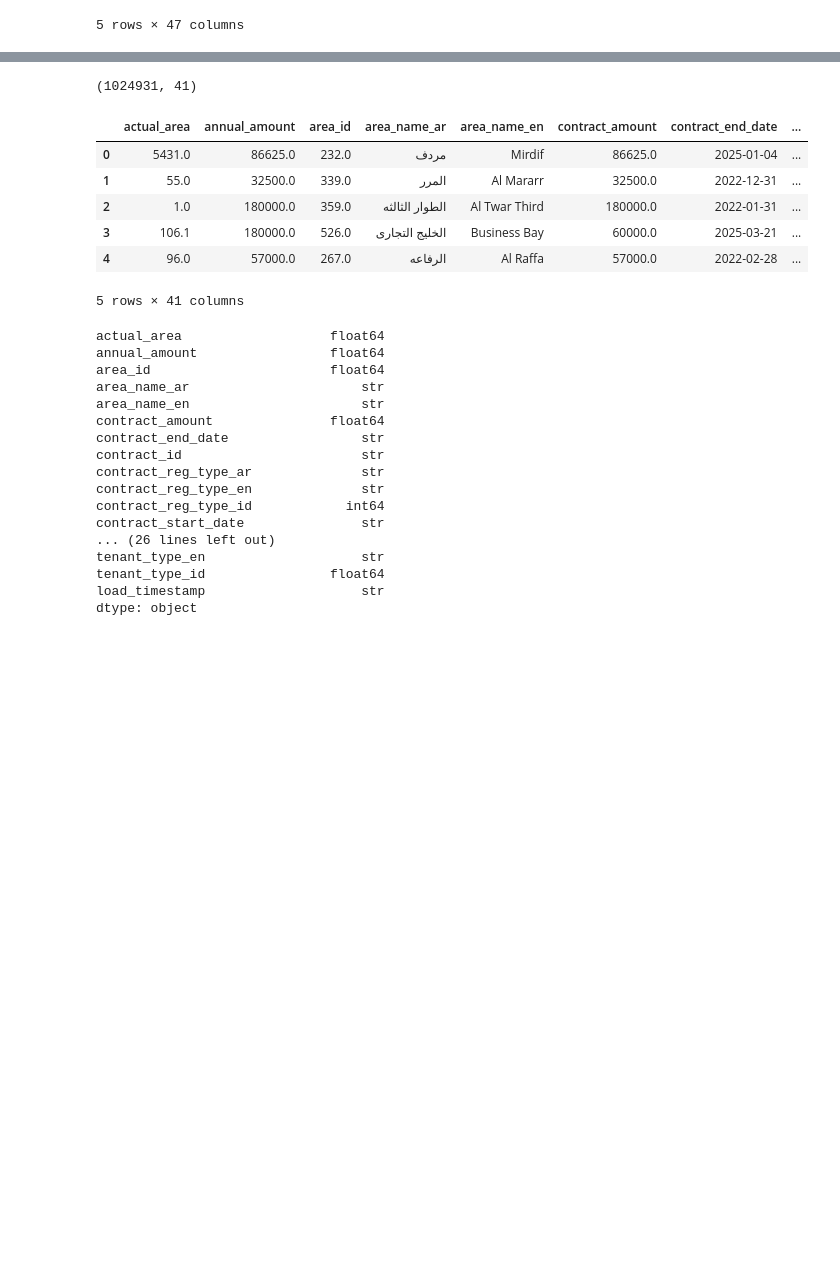
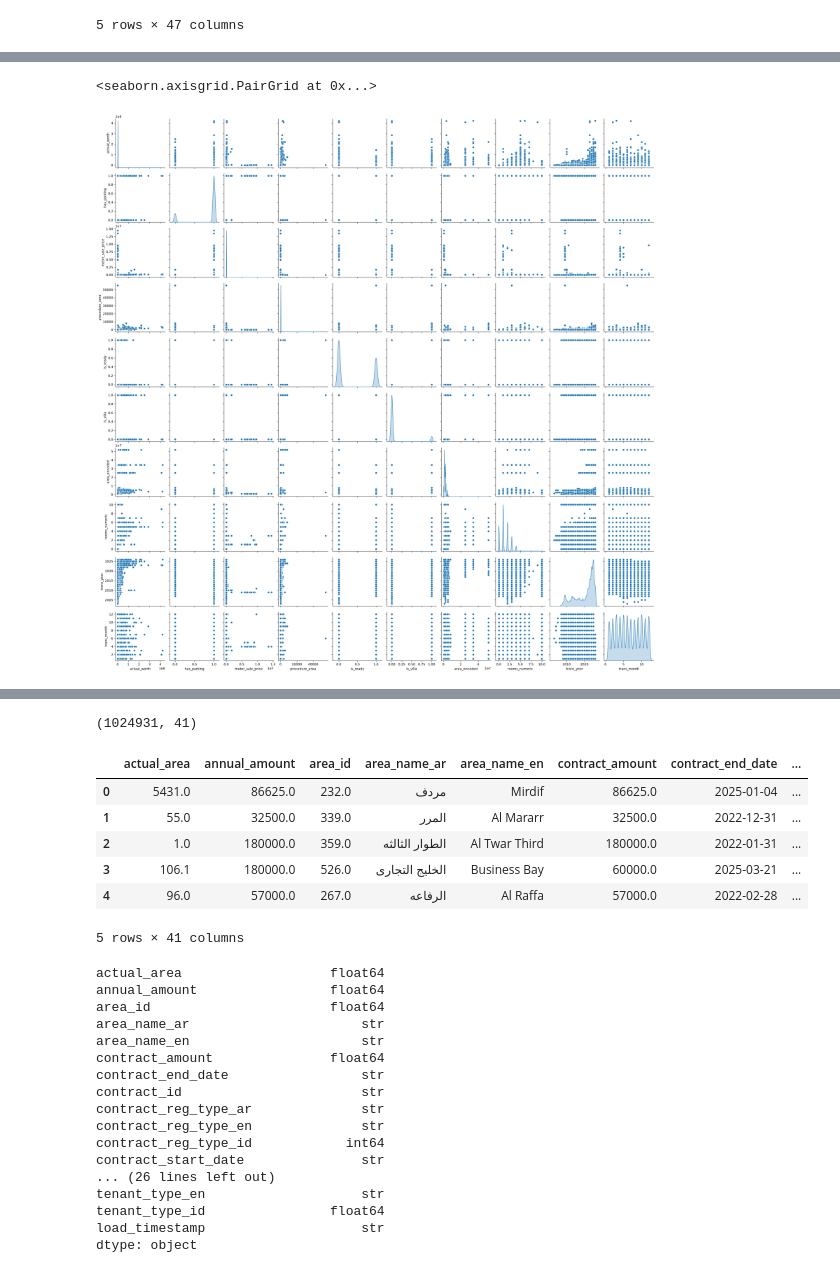
Before and after one commit to HariShanmugavelu/capstone-project, a Jupyter notebook: notebooks/DataAnalytics_Capstone.ipynb, the cells around one changed output, grey strips where cells are left out. Cells and saved outputs as stored; diff of their text form; code cells hidden in the pictures; blank space fills up the shorter version.

Commit message:
Jupyter notebook code for capstone project

```diff
--- a/notebooks/DataAnalytics_Capstone.ipynb
+++ b/notebooks/DataAnalytics_Capstone.ipynb
@@ -310,0 +1405,3 @@ Name: rent_value, Length: 100, dtype: float64
+# %%
+room_mapping = {'Studio': 0, '1 B/R': 1, '2 B/R': 2, '3 B/R': 3, '4 B/R': 4, '5 B/R': 5, '6 B/R': 6, '7 B/R': 7, '8 B/R': 8, '9 B/R': 9, 'PENTHOUSE': 10} # extend as needed
+capstone_onlyEnglish_cleaned['rooms_numeric'] = capstone_onlyEnglish_cleaned['rooms_en'].map(room_mapping)
@@ -310,0 +1435,2 @@ Name: rent_value, Length: 100, dtype: float64
+# %%
+capstone_onlyEnglish_cleaned = capstone_onlyEnglish_cleaned.drop(columns=['rooms_en'])
@@ -310,0 +1476,2 @@ Name: rent_value, Length: 100, dtype: float64
+# %%
+capstone_onlyEnglish_cleaned = capstone_onlyEnglish_cleaned.drop(columns=['procedure_id'])
@@ -310,0 +1491,6 @@ Name: rent_value, Length: 100, dtype: float64
+# %%
+capstone_onlyEnglish_cleaned['trans_year'] = capstone_onlyEnglish_cleaned['instance_date'].dt.year
+capstone_onlyEnglish_cleaned['trans_month'] = capstone_onlyEnglish_cleaned['instance_date'].dt.month
+
+#Drop instance_date column
+capstone_onlyEnglish_cleaned = capstone_onlyEnglish_cleaned.drop(columns=['instance_date'])
@@ -310,0 +1526,6 @@ Name: rent_value, Length: 100, dtype: float64
+# %%
+#Data Distribution across columns
+sns.pairplot(capstone_onlyEnglish_cleaned, diag_kind='kde')
+# %% [output]
+<seaborn.axisgrid.PairGrid at 0x...>
+[figure, added]
```
Also changed, not shown: parts of 247 cells of this notebook.
